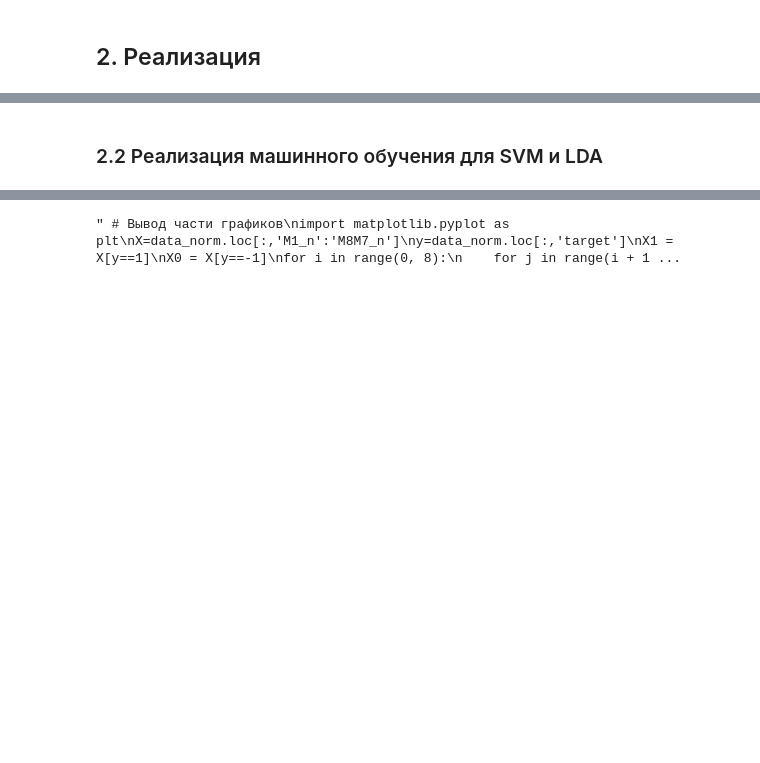
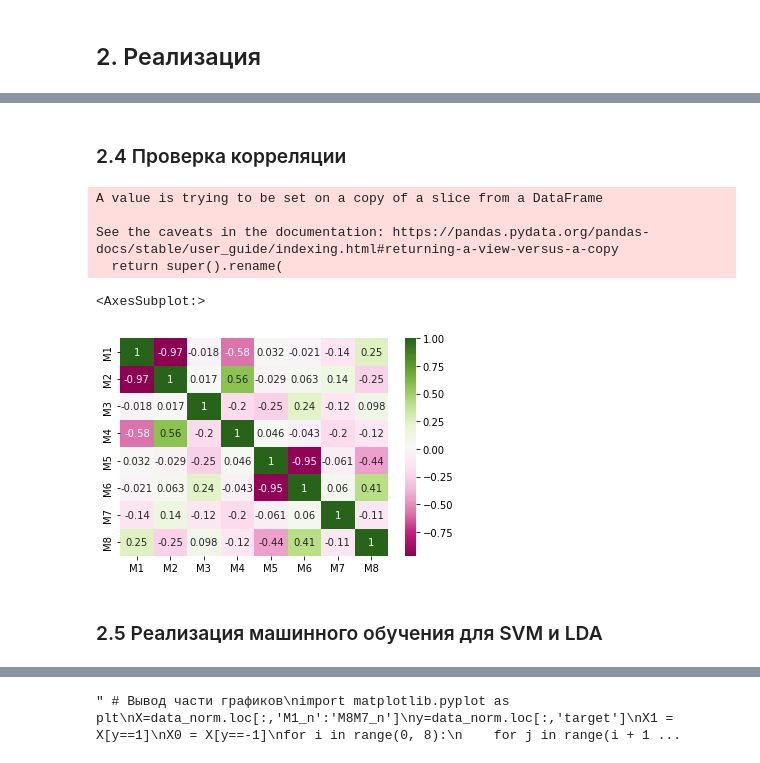
Before and after one commit to Breketov/MMPO, a Jupyter notebook: MMPO.ipynb, the cells around one changed output, grey strips where cells are left out. Cells and saved outputs as stored; diff of their text form; code cells hidden in the pictures; blank space fills up the shorter version.

```diff
--- a/MMPO.ipynb
+++ b/MMPO.ipynb
@@ -431,5 +489,24 @@ data_norm
+# %% [markdown]
+### 2.4 Проверка корреляции
+# %%
+import pandas as pd
+import numpy as np
+import seaborn as sea
+import matplotlib.pyplot as plt
+
+X = data_norm.drop('target', axis=1)
+correlation = X[['M' + str(i) + '_n' for i in range(1, 9)]]
+correlation.rename(columns={'M' + str(i) + '_n': 'M' + str(i) for i in range(1, 9)}, inplace=True)
+sea.heatmap(correlation.corr(), annot=True, cmap="PiYG")
+# %% [output]
+A value is trying to be set on a copy of a slice from a DataFrame
+
+See the caveats in the documentation: https://pandas.pydata.org/pandas-docs/stable/user_guide/indexing.html#returning-a-view-versus-a-copy
+  return super().rename(
+<AxesSubplot:>
+[figure, added]
 # %% [markdown]
-### 2.2 Реализация машинного обучения для SVM и LDA
+### 2.5 Реализация машинного обучения для SVM и LDA
 # %%
 import pandas as pd
 from sklearn.model_selection import train_test_split
```
Also changed, not shown: parts of 30 cells of this notebook, 8 other files.
